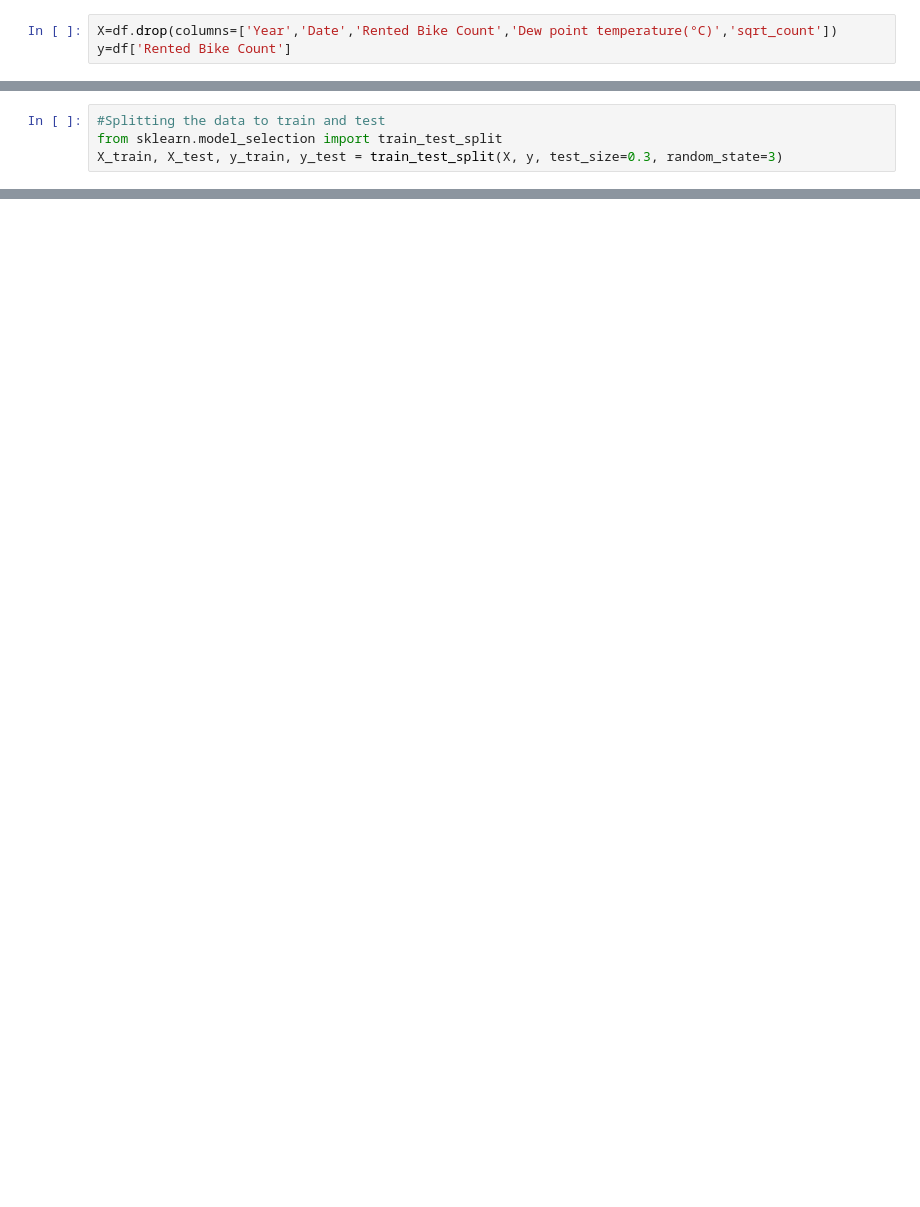
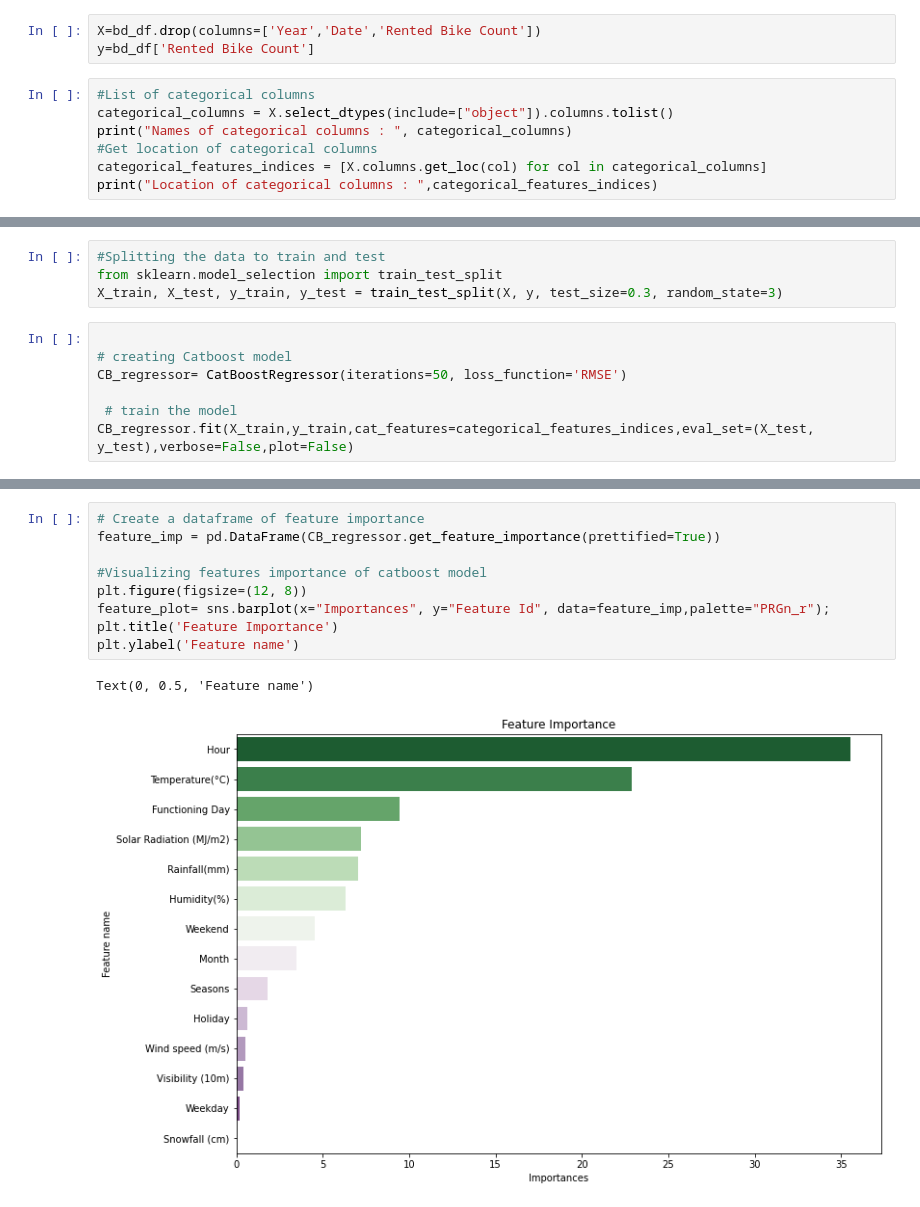
Before and after one commit to RadhikaRM/BikeShareDemandprediction, a Jupyter notebook: Bike_Sharing_Prediction.ipynb, the cells around one changed output, grey strips where cells are left out. Drawn from its saved outputs; the diff is of its cells as text; blank space fills up the shorter version.

```diff
--- a/Bike_Sharing_Prediction.ipynb
+++ b/Bike_Sharing_Prediction.ipynb
@@ -638,5 +638,12 @@ from catboost import CatBoostRegressor
 # %%
 from sklearn.model_selection import GridSearchCV
 # %%
-X=df.drop(columns=['Year','Date','Rented Bike Count','Dew point temperature(°C)','sqrt_count'])
-y=df['Rented Bike Count']
+X=bd_df.drop(columns=['Year','Date','Rented Bike Count'])
+y=bd_df['Rented Bike Count']
+# %%
+#List of categorical columns
+categorical_columns = X.select_dtypes(include=["object"]).columns.tolist()
+print("Names of categorical columns : ", categorical_columns)
+#Get location of categorical columns
+categorical_features_indices = [X.columns.get_loc(col) for col in categorical_columns]
+print("Location of categorical columns : ",categorical_features_indices)
@@ -644,3 +654,10 @@ y=df['Rented Bike Count']
 #Splitting the data to train and test
 from sklearn.model_selection import train_test_split
 X_train, X_test, y_train, y_test = train_test_split(X, y, test_size=0.3, random_state=3)
+# %%
+
+# creating Catboost model
+CB_regressor= CatBoostRegressor(iterations=50, loss_function='RMSE')
+
+ # train the model
+CB_regressor.fit(X_train,y_train,cat_features=categorical_features_indices,eval_set=(X_test, y_test),verbose=False,plot=False)
@@ -647 +686,13 @@ X_train, X_test, y_train, y_test = train_test_split(X, y, test_size=0.3, random_
+# %%
+# Create a dataframe of feature importance
+feature_imp = pd.DataFrame(CB_regressor.get_feature_importance(prettified=True))
+
+#Visualizing features importance of catboost model
+plt.figure(figsize=(12, 8))
+feature_plot= sns.barplot(x="Importances", y="Feature Id", data=feature_imp,palette="PRGn_r");
+plt.title('Feature Importance')
+plt.ylabel('Feature name')
+# %% [output]
+Text(0, 0.5, 'Feature name')
+[figure, added]
 # %%
```
Also changed, not shown: parts of 9 cells of this notebook.
